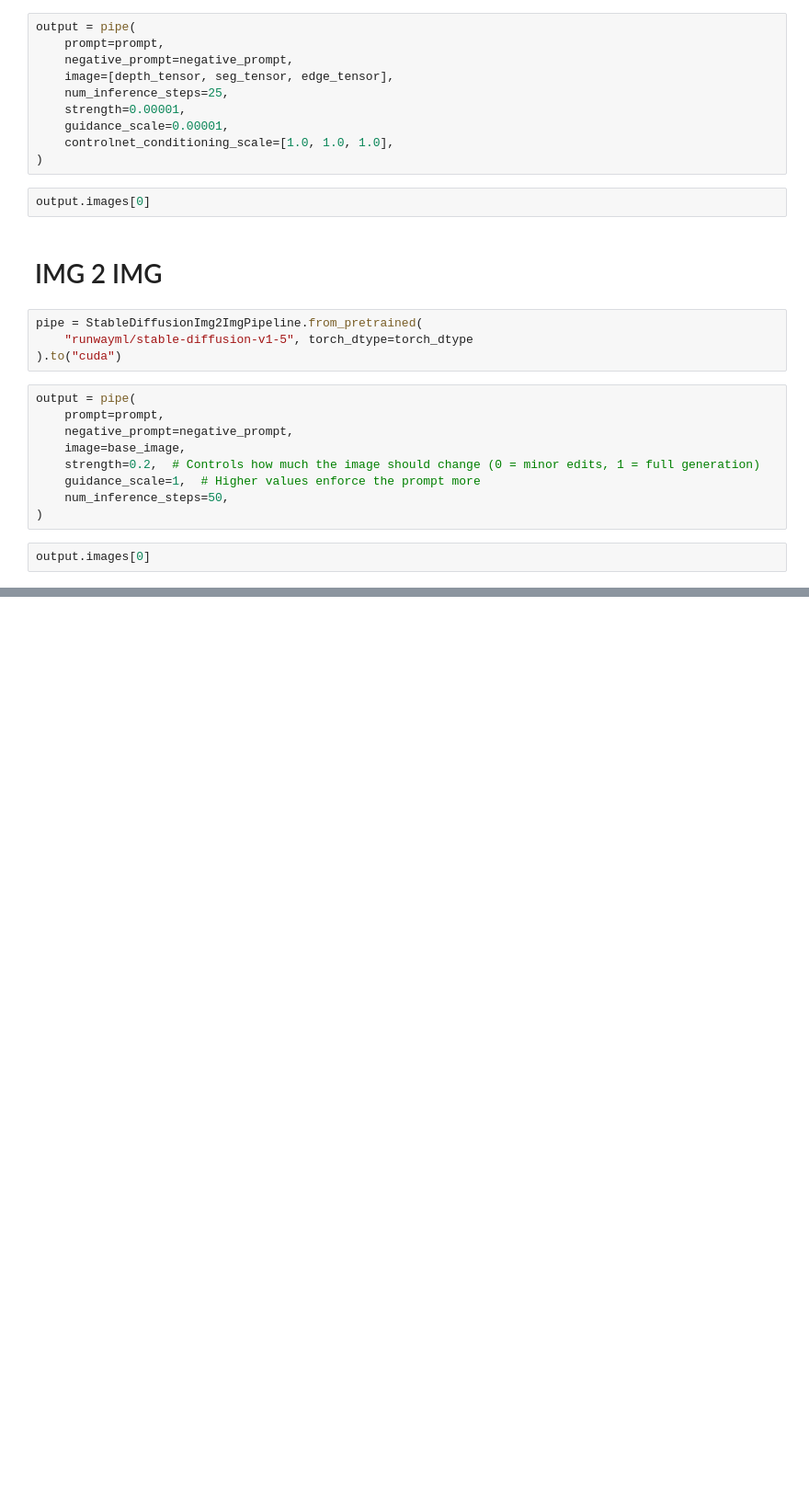
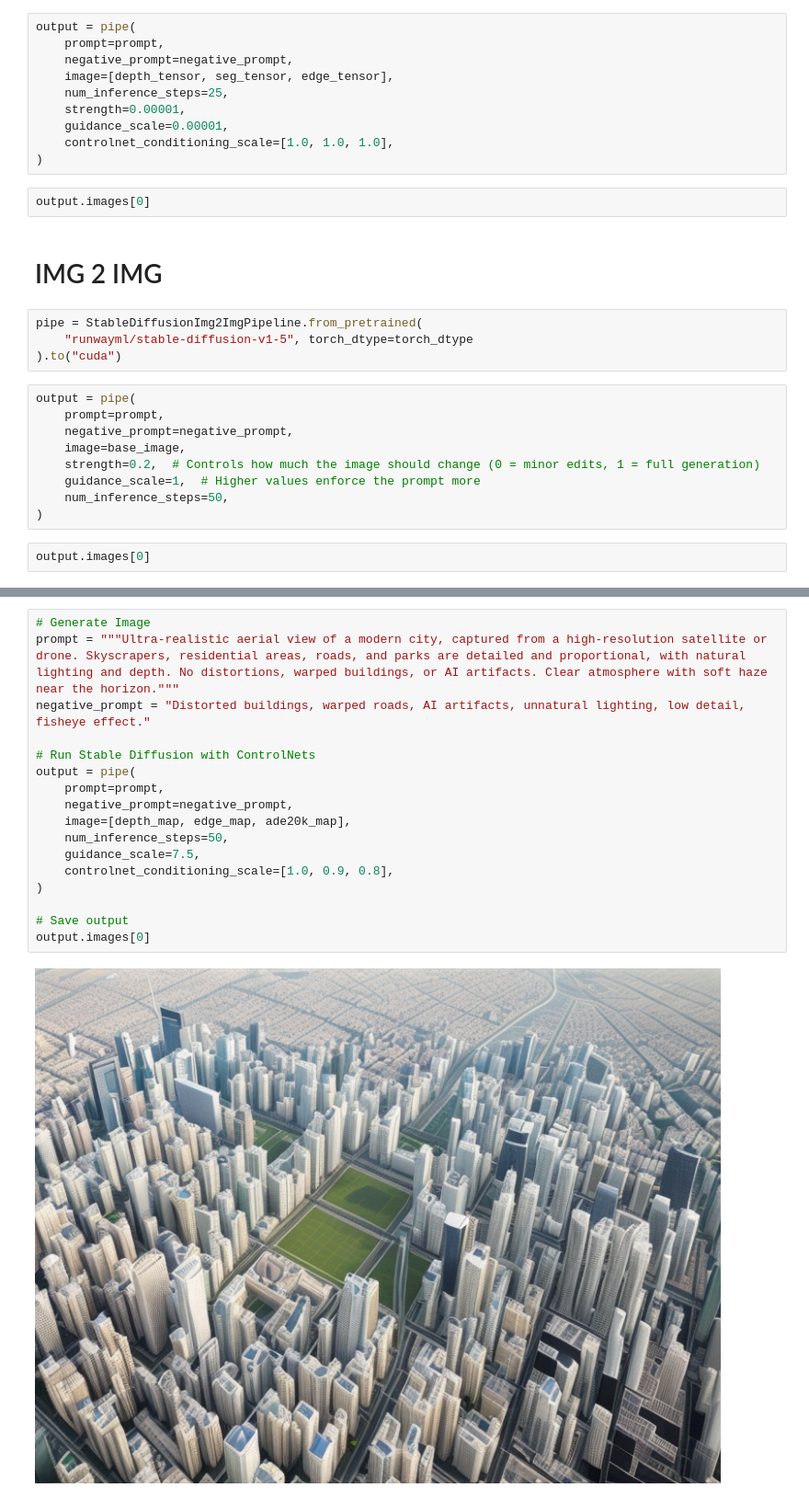
Before and after one commit to LRaupp/test-diffusers, a Jupyter notebook: diffusers.ipynb, the cells around one changed output, grey strips where cells are left out. Shown at 92% size. Drawn from its saved outputs; the diff is of its cells as text; blank space fills up the shorter version.

```diff
--- a/diffusers.ipynb
+++ b/diffusers.ipynb
@@ -174,0 +265,19 @@ output.images[0]
+# %%
+# Generate Image
+prompt = """Ultra-realistic aerial view of a modern city, captured from a high-resolution satellite or drone. Skyscrapers, residential areas, roads, and parks are detailed and proportional, with natural lighting and depth. No distortions, warped buildings, or AI artifacts. Clear atmosphere with soft haze near the horizon."""
+negative_prompt = "Distorted buildings, warped roads, AI artifacts, unnatural lighting, low detail, fisheye effect."
+
+# Run Stable Diffusion with ControlNets
+output = pipe(
+    prompt=prompt,
+    negative_prompt=negative_prompt,
+    image=[depth_map, edge_map, ade20k_map],
+    num_inference_steps=50,
+    guidance_scale=7.5,
+    controlnet_conditioning_scale=[1.0, 0.9, 0.8],
+)
+
+# Save output
+output.images[0]
+# %% [output]
+[figure, added]
```
Also changed, not shown: parts of 9 cells of this notebook.
